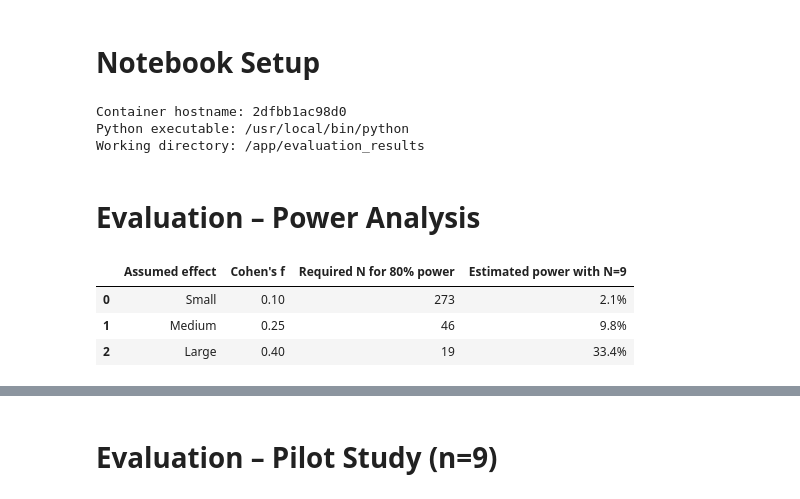
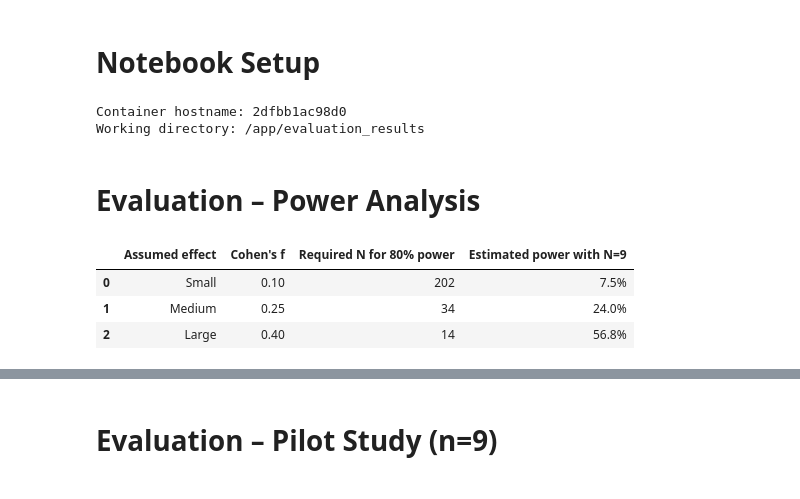
Before and after one commit to elikonrad-aau/ISRS-group4, a Jupyter notebook: evaluation_results/evaluation.ipynb, the cells around one changed output, grey strips where cells are left out. Saved outputs shown, nothing was run; the diff lists cells and outputs as text; code cells hidden in the pictures.

```diff
--- a/evaluation_results/evaluation.ipynb
+++ b/evaluation_results/evaluation.ipynb
@@ -3,15 +3,12 @@
 # %%
 # functionality check
 import socket
-import sys
 from pathlib import Path
 
 print("Container hostname:", socket.gethostname())
-print("Python executable:", sys.executable)
 print("Working directory:", Path.cwd())
 # %% [output]
 Container hostname: 2dfbb1ac98d0
-Python executable: /usr/local/bin/python
 Working directory: /app/evaluation_results
 # %%
 # imports
@@ -30,31 +24,24 @@ OUTPUT_DIR.mkdir(parents=True, exist_ok=True)
 # %% [markdown]
 # Evaluation – Power Analysis
 # %%
-# =============================================================================
-# PILOT-STUDY POWER ANALYSIS
-# Repeated-measures ANOVA approximation for the Friedman tests
-# =============================================================================
+# Power Analysis
+# repeated measures ANOVA as an approximation for the Friedman tests
 
 import math
-
 import pandas as pd
 import pingouin as pg
 
-
-# Study design
+# variables
 N_ALGORITHMS = 8
 PILOT_N = 9
 TARGET_POWER = 0.80
+ALPHA = 0.05
 
-# Four planned outcomes:
-# relevance, viewing intention, novelty, and Top-5 performance
-ALPHA = 0.05 / 4
-
-# Planning assumptions
+# assumptions
 AVERAGE_CORRELATION = 0.30
 EPSILON = 0.50
 
-# Conventional Cohen's f scenarios
+# Cohen's f
 effect_sizes = {
     "Small": 0.10,
     "Medium": 0.25,
@@ -64,12 +51,11 @@ effect_sizes = {
 power_rows = []
 
 for effect_label, cohens_f in effect_sizes.items():
-
-    # Convert Cohen's f to eta-squared for Pingouin.
+    # Convert Cohen's f to eta-squared (Pingouin)
     f_squared = cohens_f ** 2
     eta_squared = f_squared / (1 + f_squared)
 
-    # Required complete sample for 80% power.
+    # calculate n
     calculated_n = pg.power_rm_anova(
         eta_squared=eta_squared,
         m=N_ALGORITHMS,
@@ -79,42 +65,40 @@ for effect_label, cohens_f in effect_sizes.items():
         corr=AVERAGE_CORRELATION,
         epsilon=EPSILON,
     )
-
     required_n = math.ceil(calculated_n)
 
-    # Estimated power of the current pilot sample.
+    # calculate power
     pilot_power = pg.power_rm_anova(
         eta_squared=eta_squared,
         m=N_ALGORITHMS,
         n=PILOT_N,
         power=None,
         alpha=ALPHA,
         corr=AVERAGE_CORRELATION,
         epsilon=EPSILON,
     )
 
     power_rows.append(
         {
             "Assumed effect": effect_label,
             "Cohen's f": cohens_f,
             "Required N for 80% power": required_n,
             "Estimated power with N=9": pilot_power,
         }
     )
 
-
 power_analysis_df = pd.DataFrame(power_rows)
 
 display(
     power_analysis_df.style.format(
         {
             "Cohen's f": "{:.2f}",
             "Estimated power with N=9": "{:.1%}",
         }
     )
 )
 # %% [output]
 |  | Assumed effect | Cohen's f | Required N for 80% power | Estimated power with N=9 |
-| 0 | Small | 0.10 | 273 | 2.1% |
-| 1 | Medium | 0.25 | 46 | 9.8% |
-| 2 | Large | 0.40 | 19 | 33.4% |
+| 0 | Small | 0.10 | 202 | 7.5% |
+| 1 | Medium | 0.25 | 34 | 24.0% |
+| 2 | Large | 0.40 | 14 | 56.8% |
```
Also changed, not shown: parts of 21 cells of this notebook.
